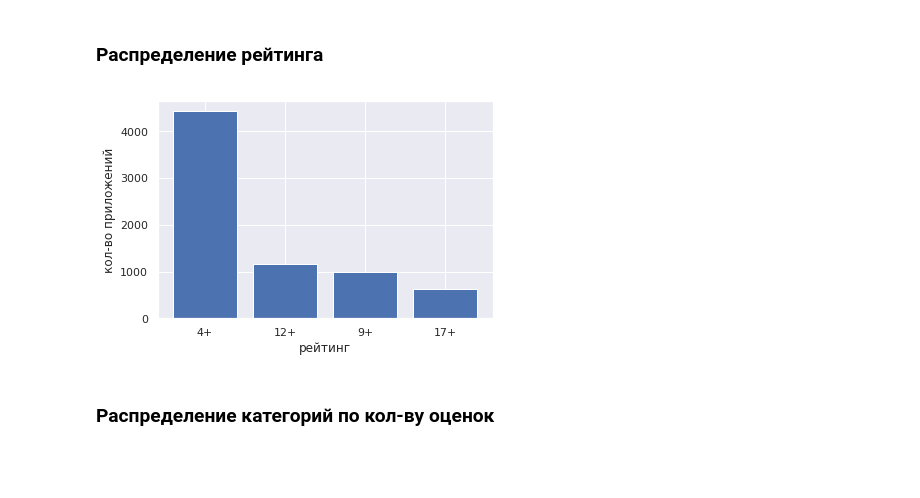
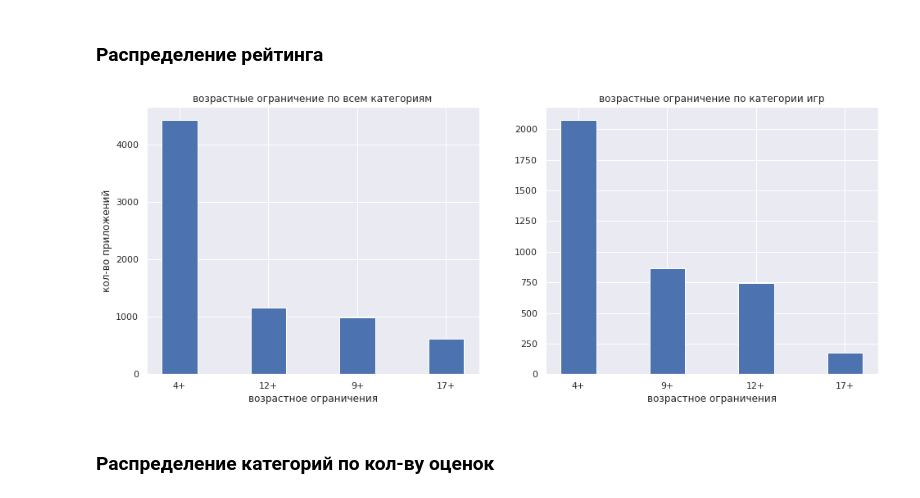
Before and after one commit to GHopperMSK/lmsu-homework, a Jupyter notebook: eda-app-store/eda-app-store.ipynb, the cells around one changed output. Cells and saved outputs as stored; diff of their text form; code cells hidden in the pictures; blank space fills up the shorter version.

```diff
--- a/eda-app-store/eda-app-store.ipynb
+++ b/eda-app-store/eda-app-store.ipynb
@@ -263,18 +263,25 @@ plt.show()
 [figure]
 # %% [markdown]
 ### Распределение рейтинга
-# %%
-ratingData = appStoreData.groupby(['cont_rating'])['track_name'].count().sort_values(ascending=False)
-
-plt.bar(
-    ratingData.index.values,
-    ratingData
-)
-plt.xlabel('рейтинг')
-plt.ylabel('кол-во приложений')
-plt.show()
-# %% [output]
-[figure, removed]
+# %%
+totalRatingData = appStoreData.groupby(['cont_rating'])['track_name'].count().sort_values(ascending=False)
+gameRatingData = appStoreData[appStoreData['prime_genre'] == 'Games'].groupby(['cont_rating'])['track_name'].count().sort_values(ascending=False)
+
+fig, axs = plt.subplots(figsize=(16, 6), ncols=2)
+
+axs[0].set_title("возрастные ограничение по всем категориям")
+axs[0].set_xlabel("возрастное ограничения")
+axs[0].set_ylabel("кол-во приложений")
+axs[0].bar(totalRatingData.index.values, totalRatingData, 0.4)
+
+axs[1].set_title("возрастные ограничение по категории игр")
+axs[1].set_xlabel("возрастное ограничения")
+axs[1].set_ylabel("")
+axs[1].bar(gameRatingData.index.values, gameRatingData, 0.4)
+
+plt.show()
+# %% [output]
+[figure, added]
 # %% [markdown]
 ### Распределение категорий по кол-ву оценок
 # %%
```
Also changed, not shown: parts of 2 cells of this notebook.
